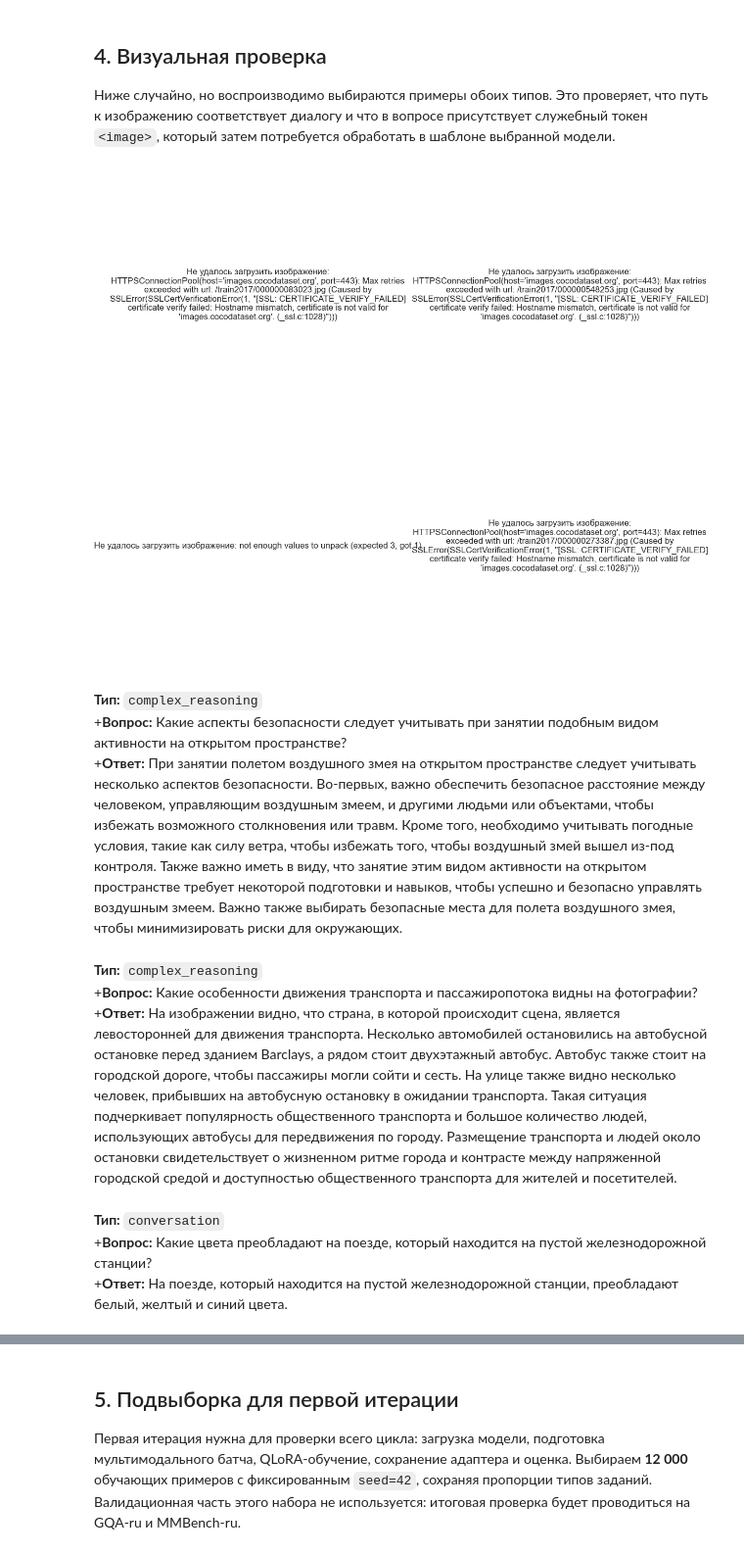
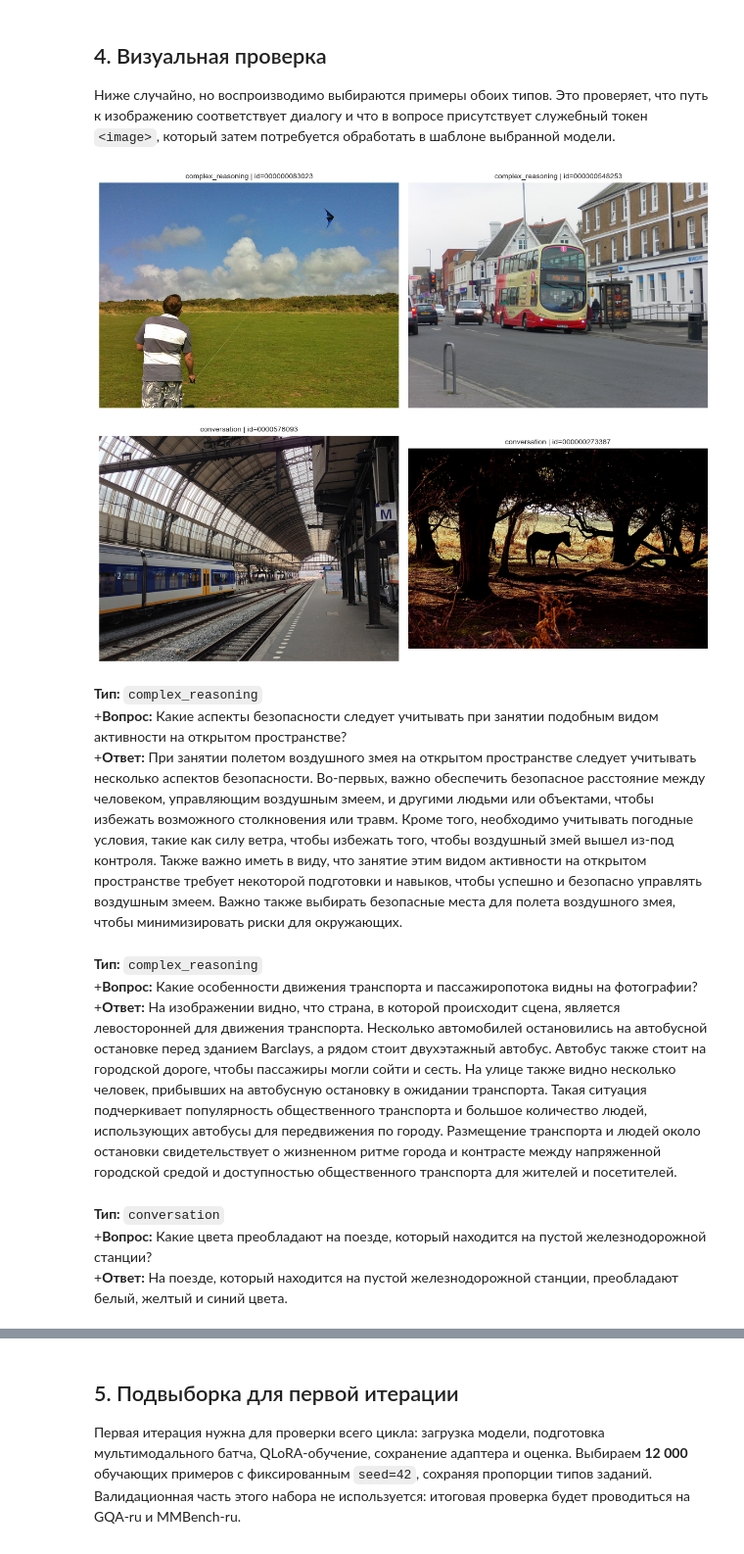
Before and after one commit to Slavaxexe/VK-VLM-Project, a Jupyter notebook: notebooks/01_project_and_data_analysis.ipynb, the cells around one changed output, grey strips where cells are left out. Shown at 98% size. Drawn from its saved outputs; the diff is of its cells as text; code cells hidden in the pictures.

```diff
--- a/notebooks/01_project_and_data_analysis.ipynb
+++ b/notebooks/01_project_and_data_analysis.ipynb
@@ -196,32 +197,40 @@ length_summary
 # %%
 def coco_url(image_path):
-    # Путь имеет вид coco/train2017/000000000000.jpg.
-    _, split, filename = image_path.split('/')
+    # Train хранится как coco/train2017/..., validation — как COCO_val2014_...jpg.
+    parts = image_path.replace('\\', '/').split('/')
+    if len(parts) == 3 and parts[0] == 'coco':
+        _, split, filename = parts
+    elif image_path.startswith('COCO_val2014_'):
+        split, filename = 'val2014', image_path
+    else:
+        raise ValueError(f'Неподдерживаемый путь к COCO: {image_path}')
     return f'https://images.cocodataset.org/{split}/{filename}'
 
 visual_rows = (df.groupby('type', group_keys=False)
                  .apply(lambda group: group.sample(min(2, len(group)), random_state=RANDOM_SEED))
                  .reset_index(drop=True))
 
 fig, axes = plt.subplots(2, 2, figsize=(12, 10))
 for ax, (_, row) in zip(axes.ravel(), visual_rows.iterrows()):
     try:
-        response = requests.get(coco_url(row.image_path), timeout=30)
+        # В текущей сети сертификат images.cocodataset.org подменяется прокси,
+        # поэтому для открытых изображений COCO отключена только SSL-проверка.
+        response = requests.get(coco_url(row.image_path), timeout=30, verify=False)
         response.raise_for_status()
         image = Image.open(BytesIO(response.content)).convert('RGB')
         ax.imshow(image)
         ax.set_title(f"{row['type']} | id={row['image_id']}", fontsize=10)
     except Exception as error:
         ax.text(0.5, 0.5, f'Не удалось загрузить изображение: {error}', ha='center', va='center', wrap=True)
     ax.axis('off')
 plt.tight_layout()
 plt.savefig(FIGURES_DIR / '01_visual_examples.png', dpi=160, bbox_inches='tight')
 plt.show()
 
 for _, row in visual_rows.iterrows():
     display(Markdown(f"**Тип:** `{row['type']}`  \n+**Вопрос:** {row['question']}  \n+**Ответ:** {row['answer']}"))
 # %% [output]
-[figure, old version]
+[figure, new version]
 **Тип:** `complex_reasoning`
 +**Вопрос:** Какие аспекты безопасности следует учитывать при занятии подобным видом активности на открытом пространстве?
 +**Ответ:** При занятии полетом воздушного змея на открытом пространстве следует учитывать несколько аспектов безопасности. Во-первых, важно обеспечить безопасное расстояние между человеком, управляющим воздушным змеем, и другими людьми или объектами, чтобы избежать возможного столкновения или травм. Кроме того, необходимо учитывать погодные условия, такие как силу ветра, чтобы избежать того, чтобы воздушный змей вышел из-под контроля. Также важно иметь в виду, что занятие этим видом активности на открытом пространстве требует некоторой подготовки и навыков, чтобы успешно и безопасно управлять воздушным змеем. Важно также выбирать безопасные места для полета воздушного змея, чтобы минимизировать риски для окружающих.
```
Also changed, not shown: parts of 2 cells of this notebook, 1 other file.
